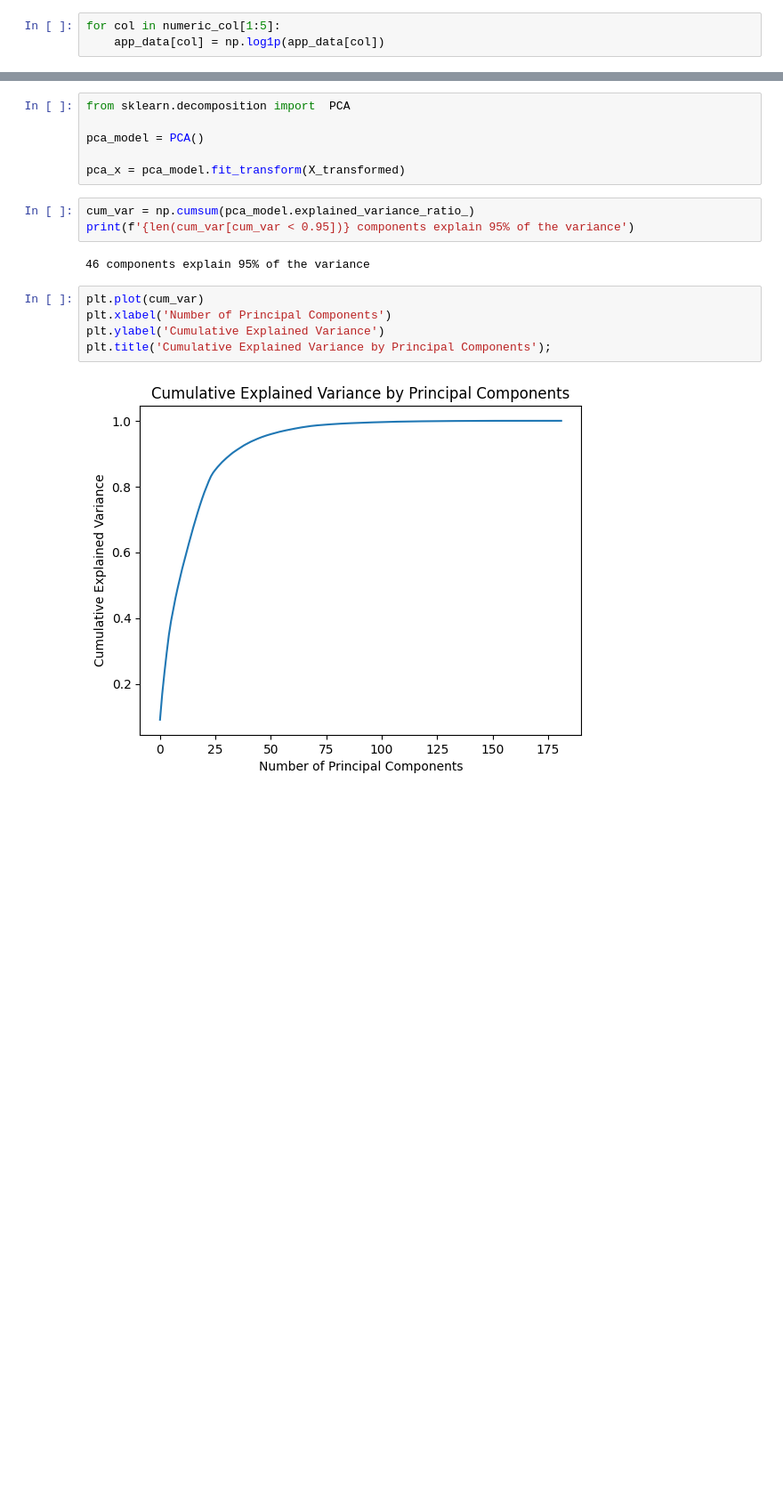
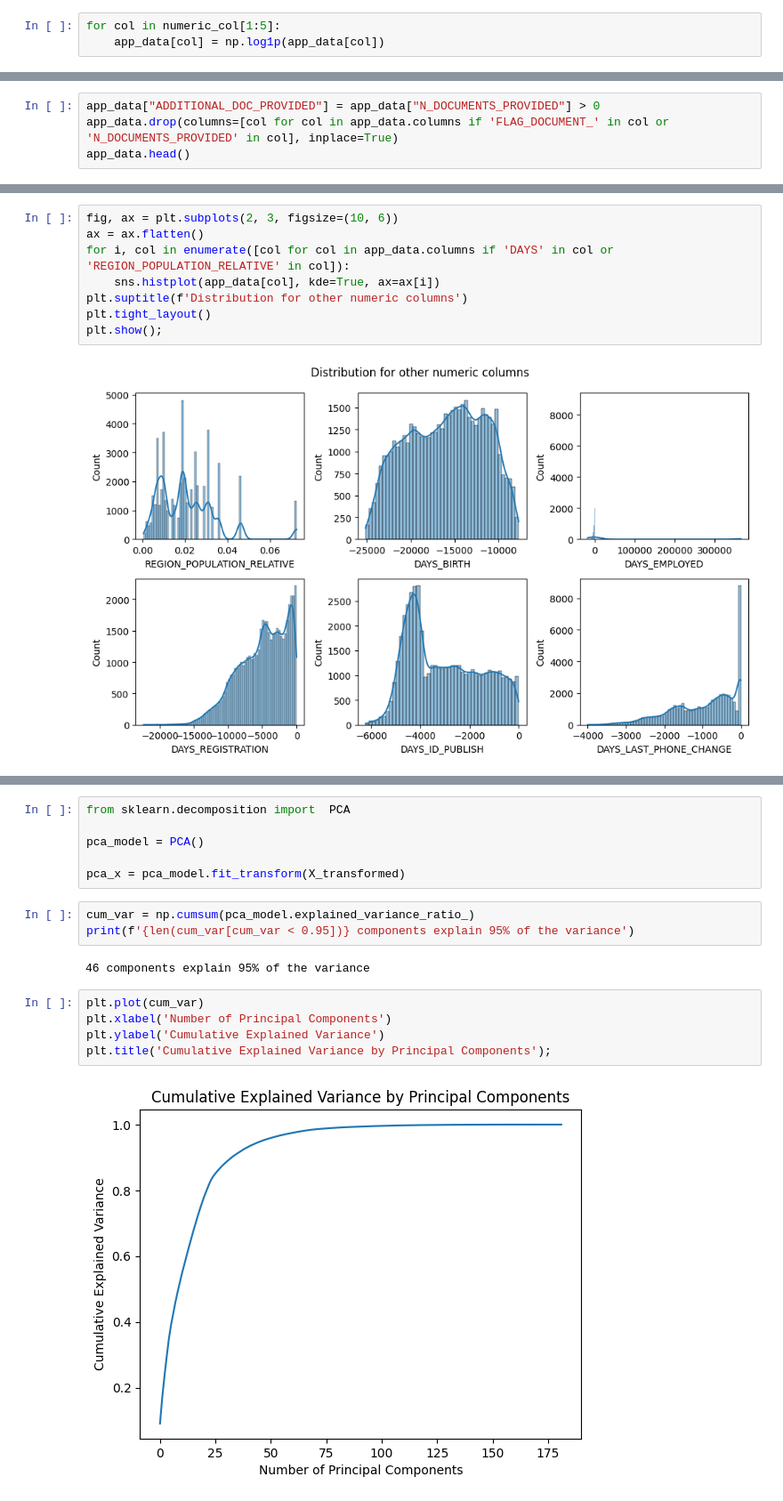
Before and after one commit to adarshlearnngrow/loan-approval-ml, a Jupyter notebook: Python Notebooks/eda.ipynb, the cells around one changed output, grey strips where cells are left out. Shown at 89% size. Drawn from its saved outputs; the diff is of its cells as text; blank space fills up the shorter version.

```diff
--- a/Python Notebooks/eda.ipynb
+++ b/Python Notebooks/eda.ipynb
@@ -94,0 +106,4 @@ We will proceed with Principal Component Analysis (PCA), but before that, we nee
+# %%
+app_data["ADDITIONAL_DOC_PROVIDED"] = app_data["N_DOCUMENTS_PROVIDED"] > 0
+app_data.drop(columns=[col for col in app_data.columns if 'FLAG_DOCUMENT_' in col or 'N_DOCUMENTS_PROVIDED' in col], inplace=True)
+app_data.head()
@@ -94,0 +134,10 @@ We will proceed with Principal Component Analysis (PCA), but before that, we nee
+# %%
+fig, ax = plt.subplots(2, 3, figsize=(10, 6))
+ax = ax.flatten()
+for i, col in enumerate([col for col in app_data.columns if 'DAYS' in col or 'REGION_POPULATION_RELATIVE' in col]):
+    sns.histplot(app_data[col], kde=True, ax=ax[i])
+plt.suptitle(f'Distribution for other numeric columns')
+plt.tight_layout()
+plt.show();
+# %% [output]
+[figure, added]
```
Also changed, not shown: parts of 52 cells of this notebook, 5 other files.
